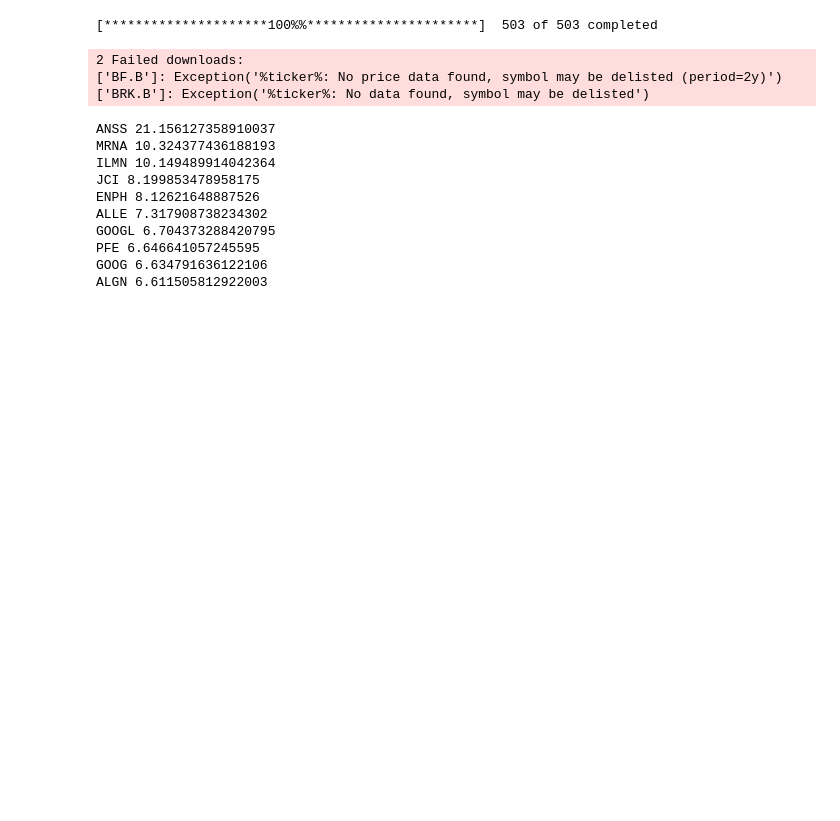
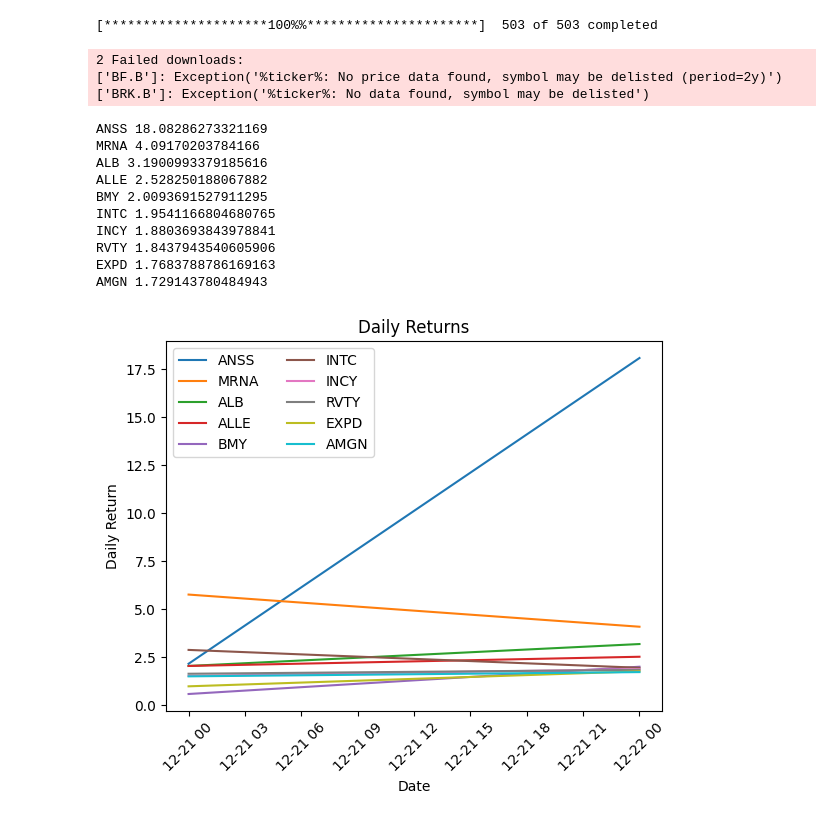
Before and after one commit to talhajamal11/Market-Updates, a Jupyter notebook: src/main.ipynb, the cells around one changed output. Cells and saved outputs as stored; diff of their text form; code cells hidden in the pictures; blank space fills up the shorter version.

Commit message:
Performance Charts at different periods

```diff
--- a/src/main.ipynb
+++ b/src/main.ipynb
@@ -35,17 +33,27 @@ one_day_performance = top_performers['1d']
 one_week_performance = top_performers['1w']
 one_month_performance = top_performers['1m']
 one_year_performance = top_performers['1y']
-# %%
-for ticker, ret in one_week_performance.items():
-    print(ticker, ret)
-# %% [output]
-ANSS 21.156127358910037
-MRNA 10.324377436188193
-ILMN 10.149489914042364
-JCI 8.199853478958175
-ENPH 8.12621648887526
-ALLE 7.317908738234302
-GOOGL 6.704373288420795
-PFE 6.646641057245595
-GOOG 6.634791636122106
-ALGN 6.611505812922003
+# %%
+# Plot of best performing stocks over 1 Day
+for ticker, ret in one_day_performance.items():
+    #Calculate Daily Return
+    print(ticker, ret)
+    plt.plot(data['Adj Close'][ticker].pct_change().tail(2) * 100, label=ticker)
+plt.title('Daily Returns')
+plt.xlabel('Date')
+plt.xticks(rotation=45)
+plt.ylabel('Daily Return')
+plt.legend(loc='upper left', ncol=2)
+plt.show()
+# %% [output]
+ANSS 18.08286273321169
+MRNA 4.09170203784166
+ALB 3.1900993379185616
+ALLE 2.528250188067882
+BMY 2.0093691527911295
+INTC 1.9541166804680765
+INCY 1.8803693843978841
+RVTY 1.8437943540605906
+EXPD 1.7683788786169163
+AMGN 1.729143780484943
+[figure, added]
```
Also changed, not shown: parts of 5 cells of this notebook.
